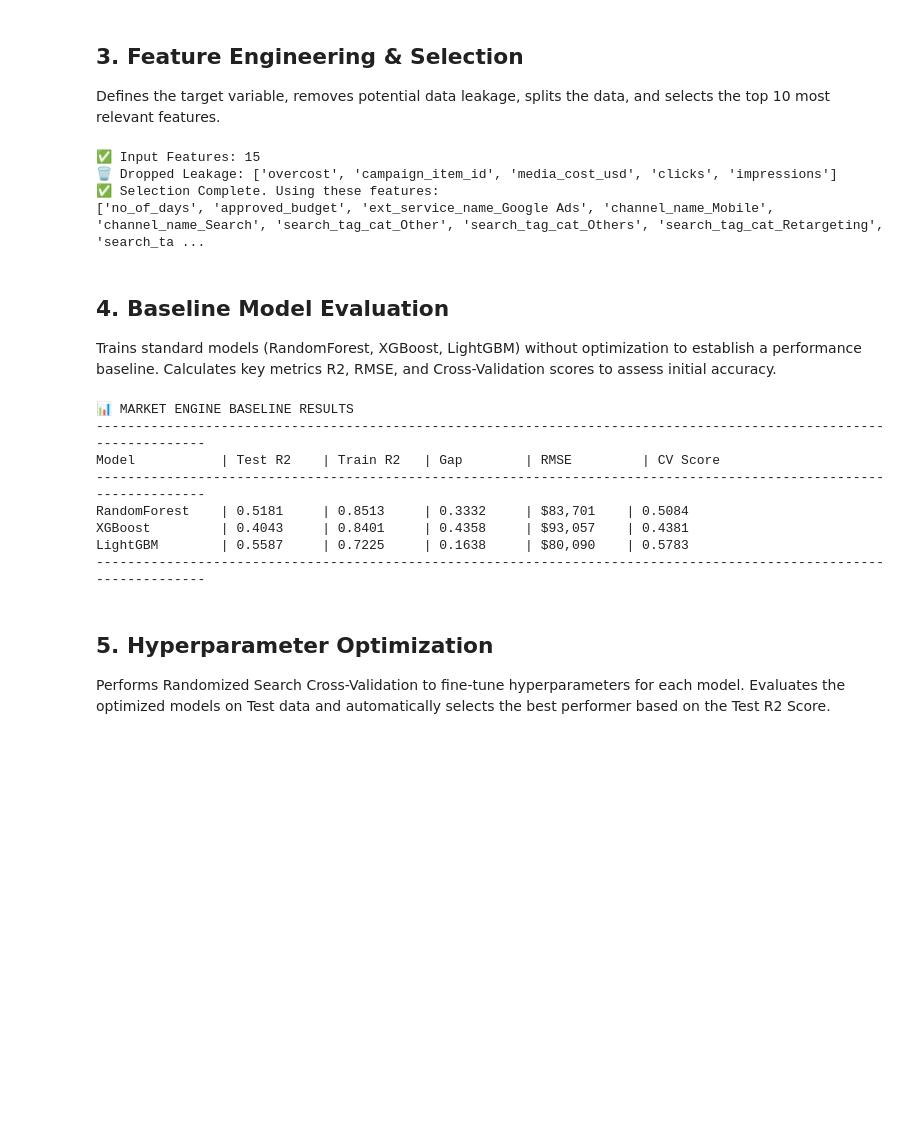
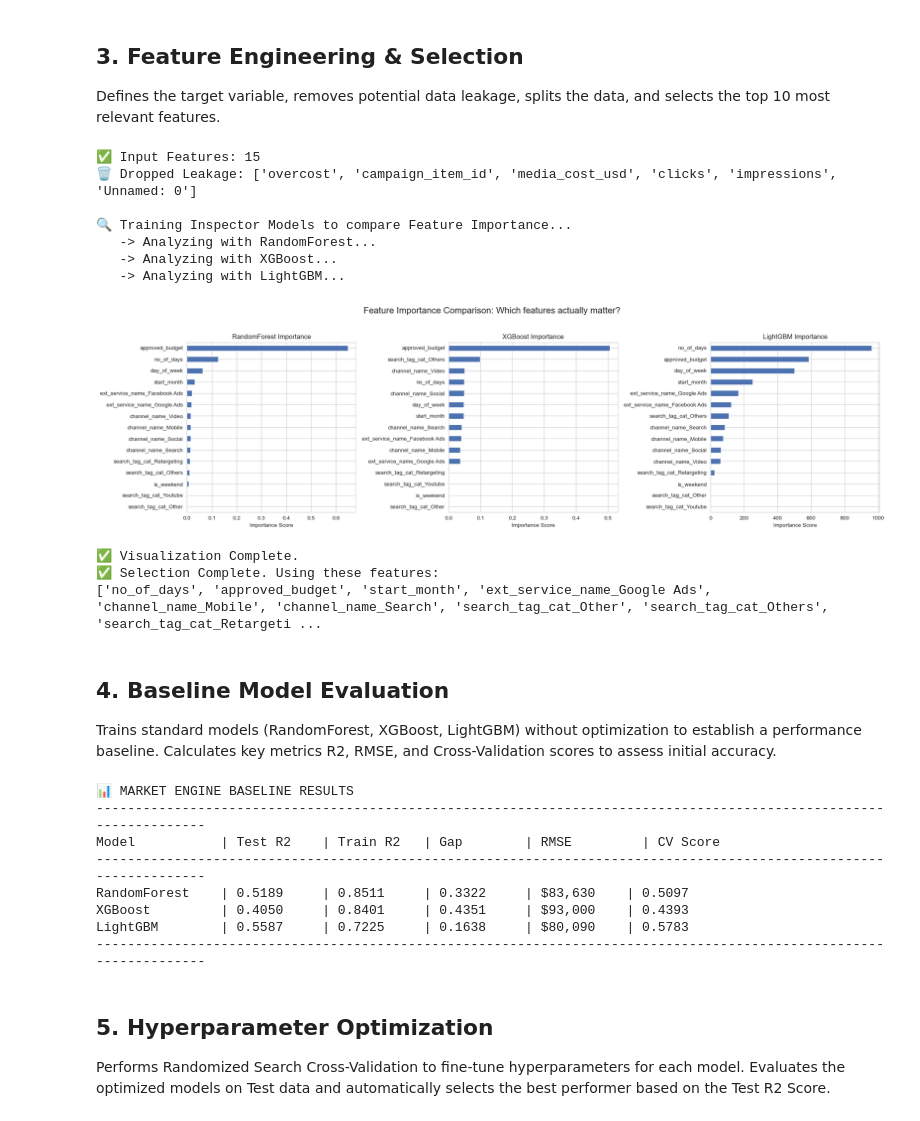
Before and after one commit to 1220823/Viralytics-Desafio-2, a Jupyter notebook: src/Model_Training/train_market_model.ipynb, the cells around one changed output. Saved outputs shown, nothing was run; the diff lists cells and outputs as text; code cells hidden in the pictures; blank space fills up the shorter version.

Commit message:
model train update

```diff
--- a/src/Model_Training/train_market_model.ipynb
+++ b/src/Model_Training/train_market_model.ipynb
@@ -64,39 +64,83 @@ cols_to_drop = [c for c in leakage_cols if c in df.columns]
 # Separate Features (X) and Target (y)
 X = df.drop(columns=cols_to_drop)
 y = df[TARGET]
 
 # ENCODING
 # One-Hot Encoding for categorical variables
 X = pd.get_dummies(X, drop_first=True).fillna(0)
 
 print(f"✅ Input Features: {X.shape[1]}")
 print(f"🗑️ Dropped Leakage: {cols_to_drop}")
 
 # SPLIT & SELECT FEATURES
 X_train, X_test, y_train, y_test = train_test_split(X, y, test_size=0.2, random_state=42)
 
-# Select Top 10 Features (Adjust k if needed)
-# Using DataFrames here ensures we keep column names, which is CRITICAL for saving later.
+# MULTI-MODEL FEATURE IMPORTANCE VISUALIZATION
+print("\n🔍 Training Inspector Models to compare Feature Importance...")
+
+# Defining the Inspectors
+inspectors = {
+    'RandomForest': RandomForestRegressor(n_estimators=100, random_state=42),
+    'XGBoost': XGBRegressor(n_estimators=100, objective='reg:squarederror', random_state=42),
+    'LightGBM': LGBMRegressor(n_estimators=100, random_state=42, verbose=-1)
+}
+
+# Setup Plotting (1 Row, 3 Columns)
+fig, axes = plt.subplots(1, 3, figsize=(20, 6))
+fig.suptitle('Feature Importance Comparison: Which features actually matter?', fontsize=16)
+
+# 3. Loop, Train, and Plot
+for i, (name, model) in enumerate(inspectors.items()):
+    print(f"   -> Analyzing with {name}...")
+
+    # Train
+    model.fit(X_train, y_train)
+
+    # Extract Importance
+    importances = model.feature_importances_
+    feat_series = pd.Series(importances, index=X_train.columns)
+
+    # Plot Top 15
+    ax = axes[i]
+    feat_series.nlargest(15).plot(kind='barh', ax=ax, color='#4c72b0')
+
+    ax.set_title(f"{name} Importance")
+    ax.invert_yaxis()
+    ax.set_xlabel("Importance Score")
+
+plt.tight_layout(rect=[0, 0.03, 1, 0.95])
+plt.show()
+
+print("✅ Visualization Complete.")
+
+# Select Top 10 Features
 selector = SelectKBest(score_func=f_regression, k=10)
 
 # Fit on Train
 X_train_sel_array = selector.fit_transform(X_train, y_train)
 X_test_sel_array = selector.transform(X_test)
 
 # Get names of selected features
 selected_indices = selector.get_support(indices=True)
 selected_features = X.columns[selected_indices]
 
-# Convert back to DataFrame (So we don't lose the names!)
+# Convert back to DataFrame
 X_train_sel = pd.DataFrame(X_train_sel_array, columns=selected_features, index=X_train.index)
 X_test_sel = pd.DataFrame(X_test_sel_array, columns=selected_features, index=X_test.index)
 
 print(f"✅ Selection Complete. Using these features:\n{list(selected_features)}")
 # %% [output]
 ✅ Input Features: 15
-🗑️ Dropped Leakage: ['overcost', 'campaign_item_id', 'media_cost_usd', 'clicks', 'impressions']
-✅ Selection Complete. Using these features:
-['no_of_days', 'approved_budget', 'ext_service_name_Google Ads', 'channel_name_Mobile', 'channel_name_Search', 'search_tag_cat_Other', 'search_tag_cat_Others', 'search_tag_cat_Retargeting', 'search_ta ...
+🗑️ Dropped Leakage: ['overcost', 'campaign_item_id', 'media_cost_usd', 'clicks', 'impressions', 'Unnamed: 0']
+
+🔍 Training Inspector Models to compare Feature Importance...
+   -> Analyzing with RandomForest...
+   -> Analyzing with XGBoost...
+   -> Analyzing with LightGBM...
+[figure, added]
+✅ Visualization Complete.
+✅ Selection Complete. Using these features:
+['no_of_days', 'approved_budget', 'start_month', 'ext_service_name_Google Ads', 'channel_name_Mobile', 'channel_name_Search', 'search_tag_cat_Other', 'search_tag_cat_Others', 'search_tag_cat_Retargeti ...
 # %% [markdown]
 ## 4. Baseline Model Evaluation
 
@@ -141,8 +185,8 @@ print("-" * 115)
 -------------------------------------------------------------------------------------------------------------------
 Model           | Test R2    | Train R2   | Gap        | RMSE         | CV Score
 -------------------------------------------------------------------------------------------------------------------
-RandomForest    | 0.5181     | 0.8513     | 0.3332     | $83,701    | 0.5084
-XGBoost         | 0.4043     | 0.8401     | 0.4358     | $93,057    | 0.4381
+RandomForest    | 0.5189     | 0.8511     | 0.3322     | $83,630    | 0.5097
+XGBoost         | 0.4050     | 0.8401     | 0.4351     | $93,000    | 0.4393
 LightGBM        | 0.5587     | 0.7225     | 0.1638     | $80,090    | 0.5783
 -------------------------------------------------------------------------------------------------------------------
 # %% [markdown]
```
Also changed, not shown: parts of 5 cells of this notebook, 1 other file.
